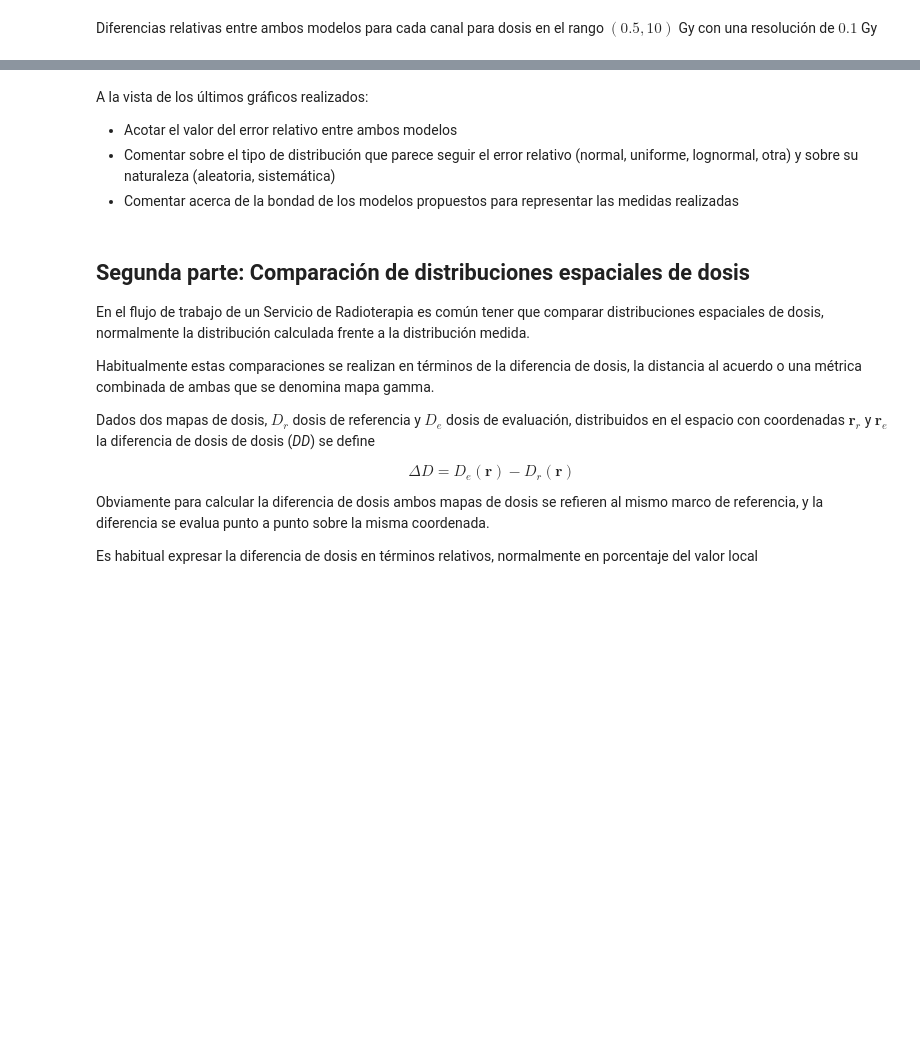
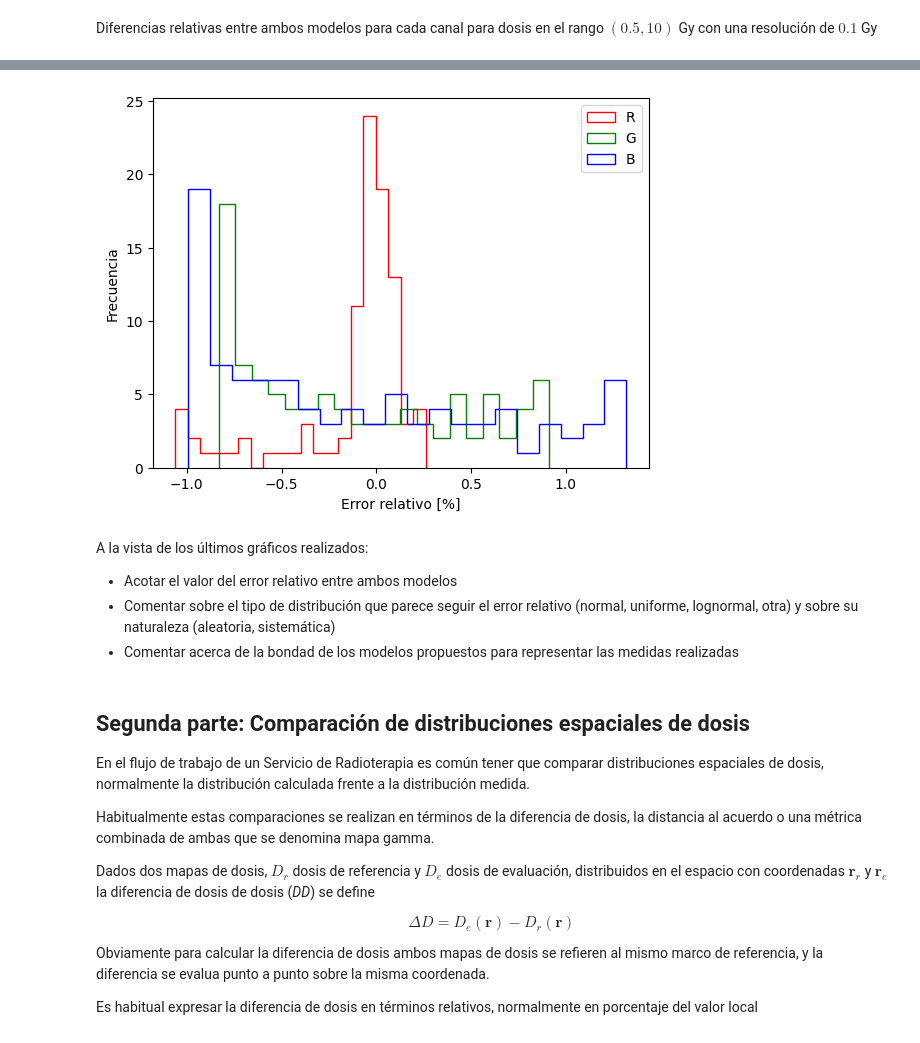
Before and after one commit to SofiBelmon/Practica1_radioterapia, a Jupyter notebook: Enunciados/ComparacionDistribucionesDosis/DistribucionesDosisIndiceGammaPropuesta.ipynb, the cells around one changed output, grey strips where cells are left out. Saved outputs shown, nothing was run; the diff lists cells and outputs as text; code cells hidden in the pictures; blank space fills up the shorter version.

```diff
--- a/Enunciados/ComparacionDistribucionesDosis/DistribucionesDosisIndiceGammaPropuesta.ipynb
+++ b/Enunciados/ComparacionDistribucionesDosis/DistribucionesDosisIndiceGammaPropuesta.ipynb
@@ -331,12 +387,16 @@ plt.show()
 # %%
 # - Representar mediante histogramas las distribuciones de errores relativos - #
 fig, ax = plt.subplots()
 ax.hist(erRg, color='r', bins=20, label='R', histtype='step')
 # - Añadir el código para los canales verde y azul - #
+ax.hist(erGg, color='g', bins=20, label='G', histtype='step')
+ax.hist(erBg, color='b', bins=20, label='B', histtype='step')
 ax.set_xlabel('Error relativo [%]')
 ax.set_ylabel('Frecuencia')
 ax.legend()
 plt.show()
+# %% [output]
+[figure, added]
 # %% [markdown]
 A la vista de los últimos gráficos realizados:
 
```
Also changed, not shown: parts of 12 cells of this notebook.
